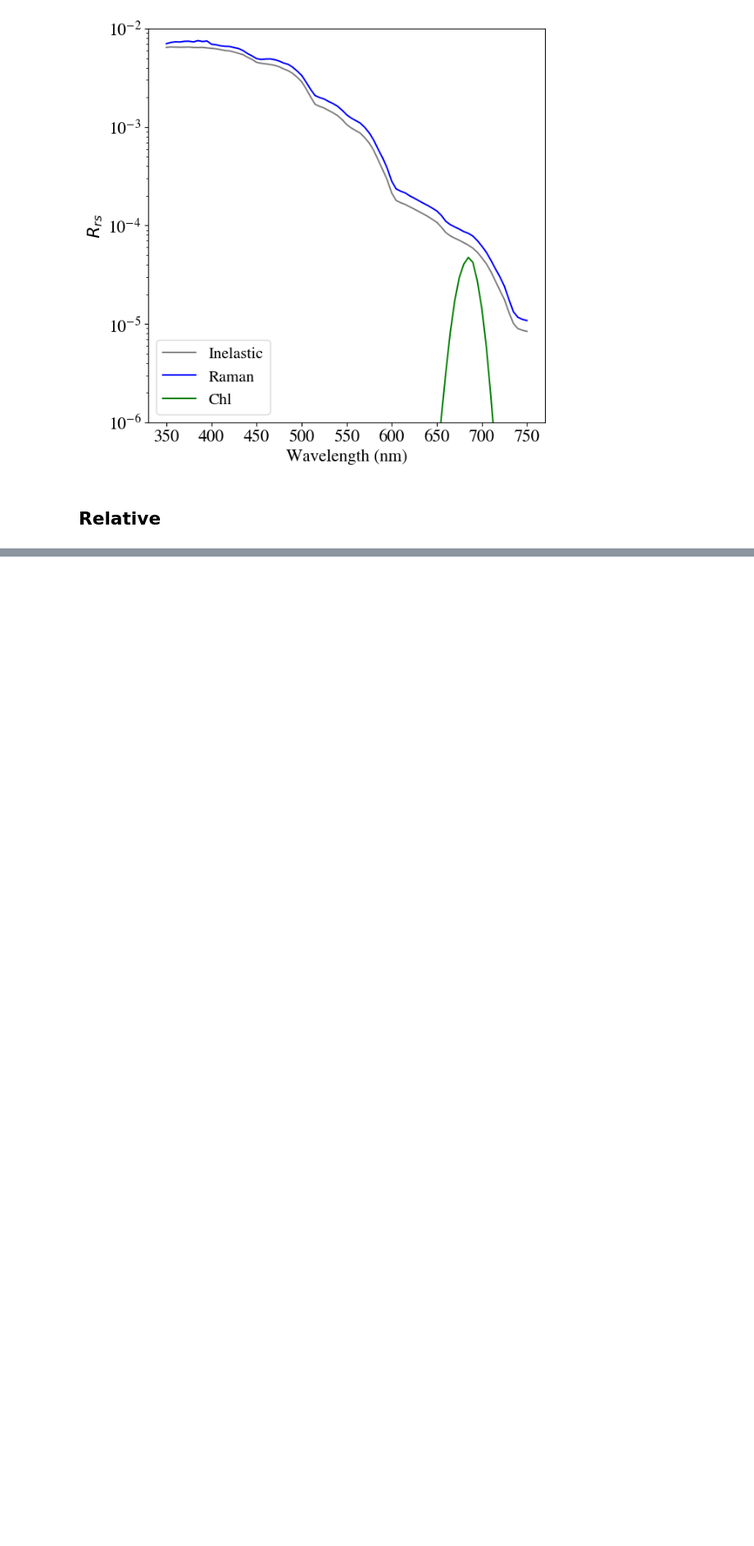
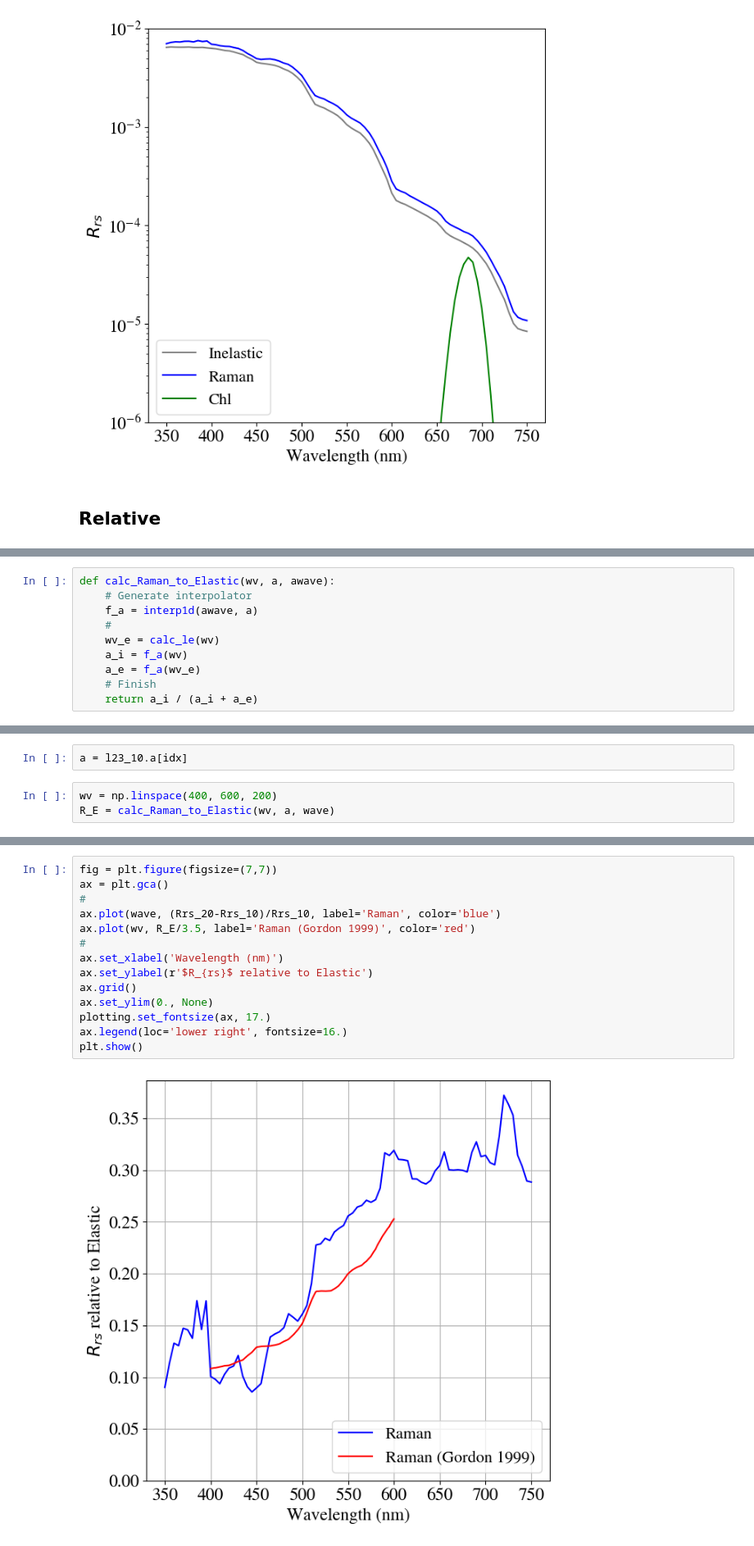
Before and after one commit to ocean-colour/bing, a Jupyter notebook: papers/biomass/Analysis/Check_Inelastic.ipynb, the cells around one changed output, grey strips where cells are left out. Shown at 82% size. Drawn from its saved outputs; the diff is of its cells as text; blank space fills up the shorter version.

```diff
--- a/papers/biomass/Analysis/Check_Inelastic.ipynb
+++ b/papers/biomass/Analysis/Check_Inelastic.ipynb
@@ -82,0 +91,10 @@ plt.show()
+# %%
+def calc_Raman_to_Elastic(wv, a, awave):
+    # Generate interpolator
+    f_a = interp1d(awave, a)
+    #
+    wv_e = calc_le(wv)
+    a_i = f_a(wv)
+    a_e = f_a(wv_e)
+    # Finish
+    return a_i / (a_i + a_e)
@@ -82,0 +124,5 @@ plt.show()
+# %%
+a = l23_10.a[idx]
+# %%
+wv = np.linspace(400, 600, 200)
+R_E = calc_Raman_to_Elastic(wv, a, wave)
@@ -82,0 +131,16 @@ plt.show()
+# %%
+fig = plt.figure(figsize=(7,7))
+ax = plt.gca()
+#
+ax.plot(wave, (Rrs_20-Rrs_10)/Rrs_10, label='Raman', color='blue')
+ax.plot(wv, R_E/3.5, label='Raman (Gordon 1999)', color='red')
+#
+ax.set_xlabel('Wavelength (nm)')
+ax.set_ylabel(r'$R_{rs}$ relative to Elastic')
+ax.grid()
+ax.set_ylim(0., None)
+plotting.set_fontsize(ax, 17.)
+ax.legend(loc='lower right', fontsize=16.)
+plt.show()
+# %% [output]
+[figure, added]
```
Also changed, not shown: parts of 10 cells of this notebook.
